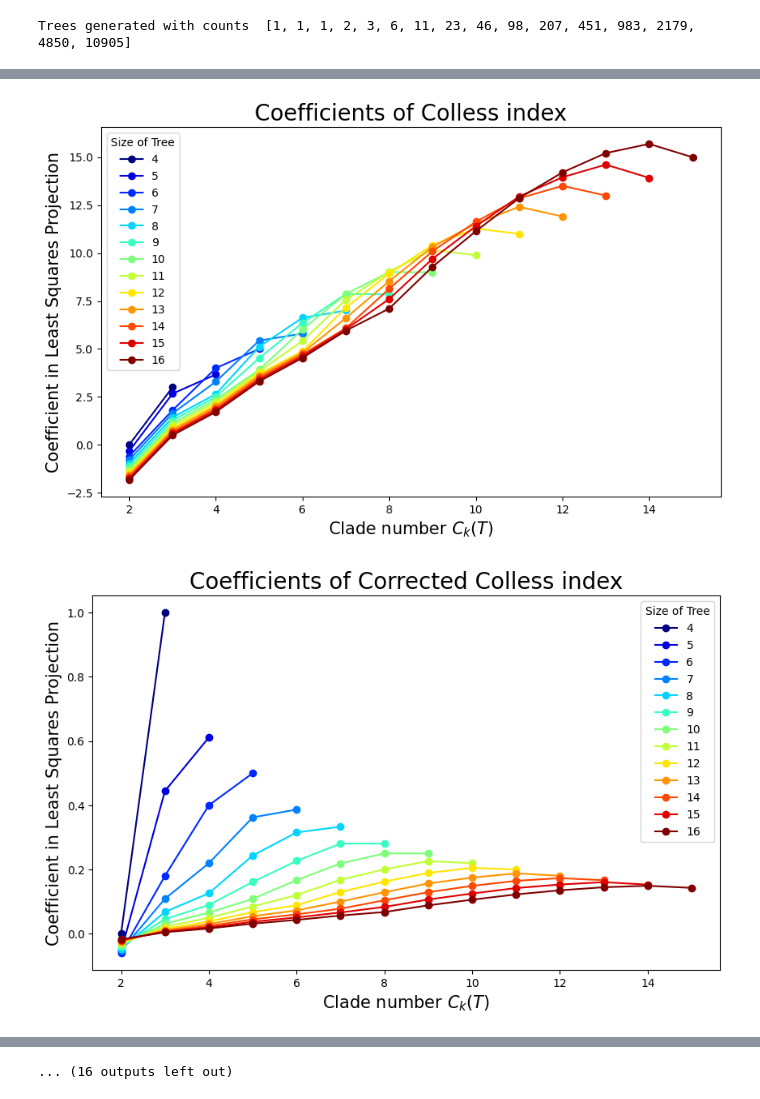
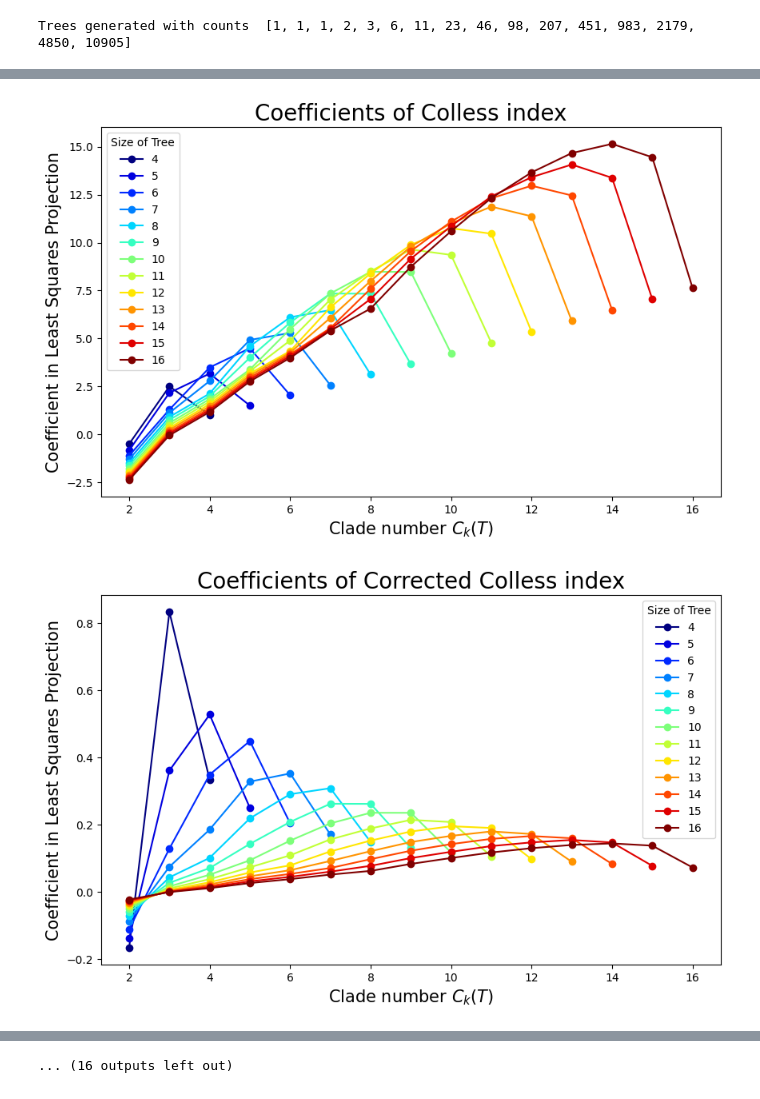
Before and after one commit to dbauman18/phylogenetic_basis_statistics, a Jupyter notebook: notebooks/appendixC.ipynb, the cells around one changed output, grey strips where cells are left out. Cells and saved outputs as stored; diff of their text form; code cells hidden in the pictures.

```diff
--- a/notebooks/appendixC.ipynb
+++ b/notebooks/appendixC.ipynb
@@ -129,7 +129,7 @@ for k in range(k0, n+1):
     clade_numbers = np.array(clade_numbers)
 
     # Remove the last column of the clade_numbers (since this is redundant and always equal to 1)
-    clade_numbers = clade_numbers[:, :-1]
+    # clade_numbers = clade_numbers[:, :-1]
     balance_indices = pd.DataFrame(balance_indices, columns=all_index_names)
     # drop Colijn-Plazzatto index
     balance_indices = balance_indices.drop(columns=['Colijn-Plazzotta rank'])
@@ -173,7 +173,7 @@ for index in clade_regression_results.keys():
     res = clade_regression_results[index]
     plt.figure(figsize=(10, 6))
     for k in range(k0, n+1):
-        plt.plot(range(2, k), res[k-k0], 'o-', label=k, color=colors[k-k0])
+        plt.plot(range(2, k+1), res[k-k0], 'o-', label=k, color=colors[k-k0])
     plt.xlabel('Clade number $C_k(T)$', fontsize = 15)
     plt.ylabel('Coefficient in Least Squares Projection', fontsize = 15)
     plt.title('Coefficients of ' + index, fontsize = 20)
@@ -193,2 +193,2 @@ for index in clade_regression_results.keys():
-[figure, old version]
+[figure, new version]
-[figure, old version]
+[figure, new version]
```
Also changed, not shown: parts of 2 cells of this notebook, 2 other files.
